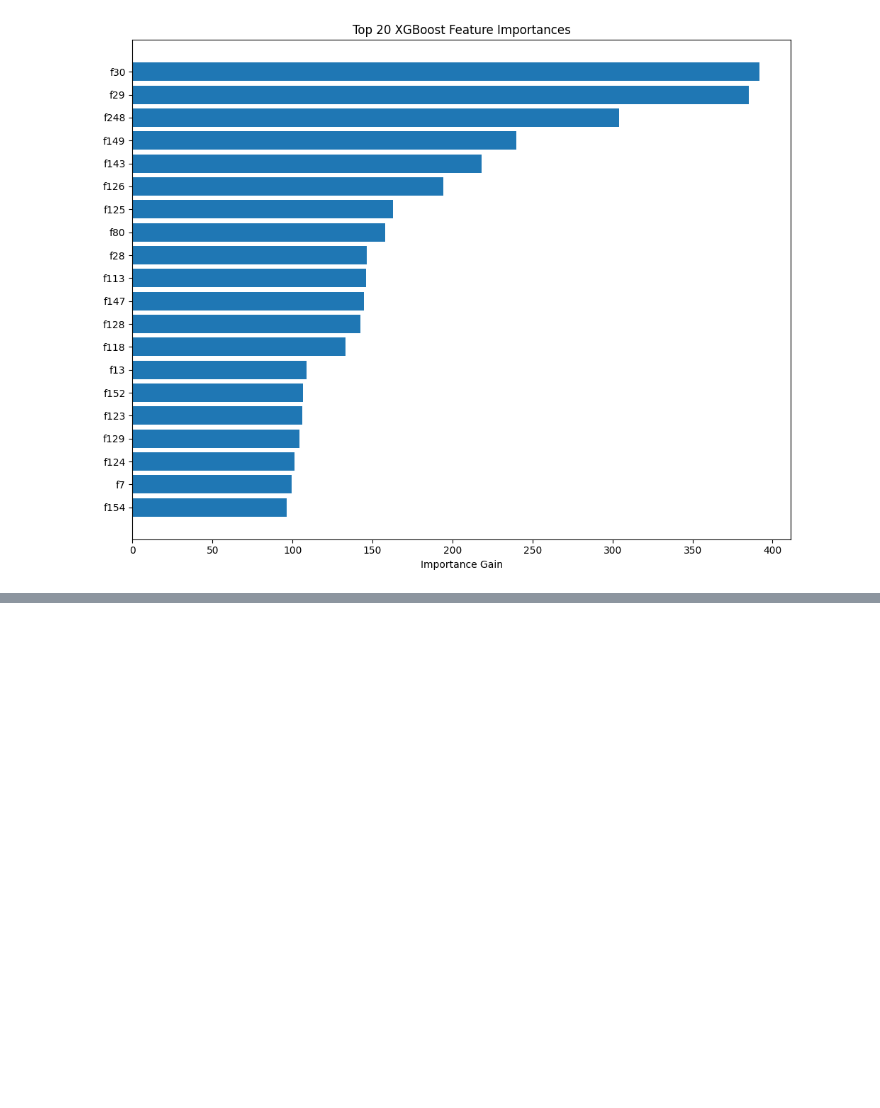
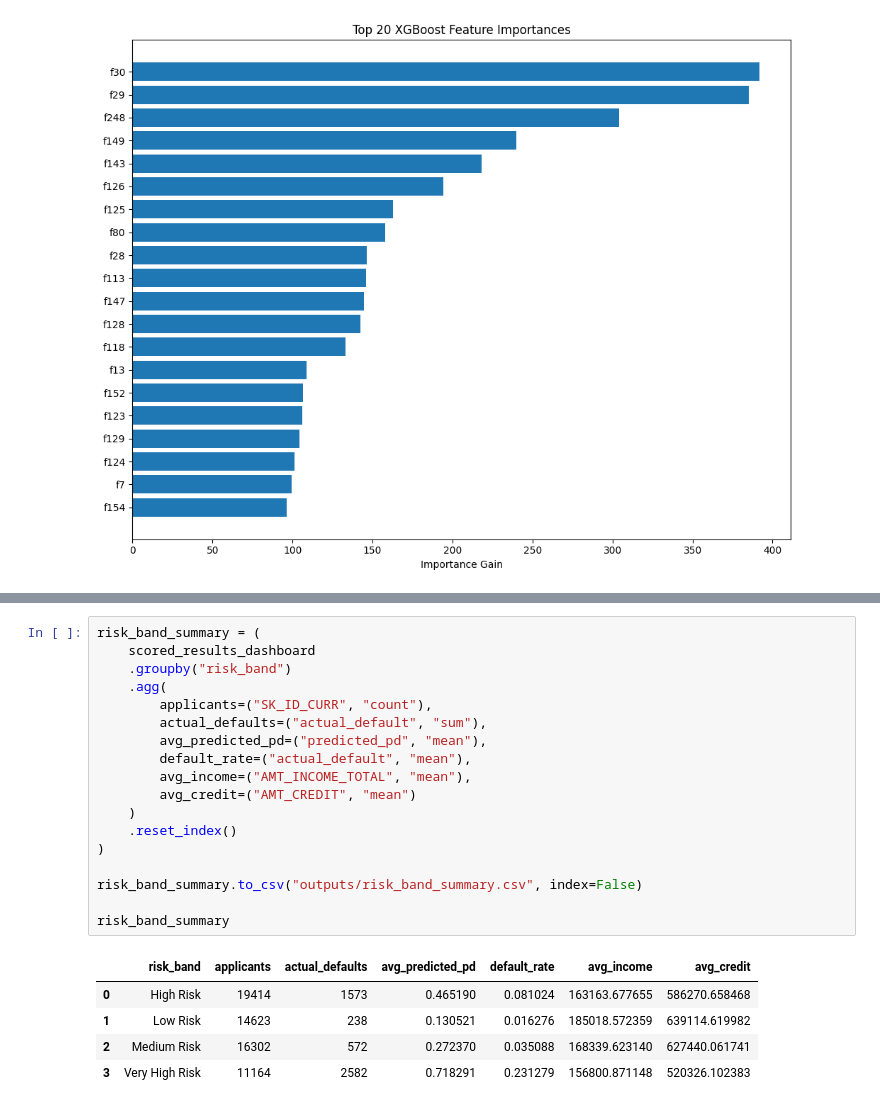
Before and after one commit to pegasus019/credit-risk-platform, a Jupyter notebook: 01_eda.ipynb, the cells around one changed output, grey strips where cells are left out. Saved outputs shown, nothing was run; the diff lists cells and outputs as text; blank space fills up the shorter version.

```diff
--- a/01_eda.ipynb
+++ b/01_eda.ipynb
@@ -417,0 +508,24 @@ plt.show()
+# %%
+risk_band_summary = (
+    scored_results_dashboard
+    .groupby("risk_band")
+    .agg(
+        applicants=("SK_ID_CURR", "count"),
+        actual_defaults=("actual_default", "sum"),
+        avg_predicted_pd=("predicted_pd", "mean"),
+        default_rate=("actual_default", "mean"),
+        avg_income=("AMT_INCOME_TOTAL", "mean"),
+        avg_credit=("AMT_CREDIT", "mean")
+    )
+    .reset_index()
+)
+
+risk_band_summary.to_csv("outputs/risk_band_summary.csv", index=False)
+
+risk_band_summary
+# %% [output]
+|  | risk_band | applicants | actual_defaults | avg_predicted_pd | default_rate | avg_income | avg_credit |
+| 0 | High Risk | 19414 | 1573 | 0.465190 | 0.081024 | 163163.677655 | 586270.658468 |
+| 1 | Low Risk | 14623 | 238 | 0.130521 | 0.016276 | 185018.572359 | 639114.619982 |
+| 2 | Medium Risk | 16302 | 572 | 0.272370 | 0.035088 | 168339.623140 | 627440.061741 |
+| 3 | Very High Risk | 11164 | 2582 | 0.718291 | 0.231279 | 156800.871148 | 520326.102383 |
```
Also changed, not shown: parts of 6 cells of this notebook, 4 other files.
